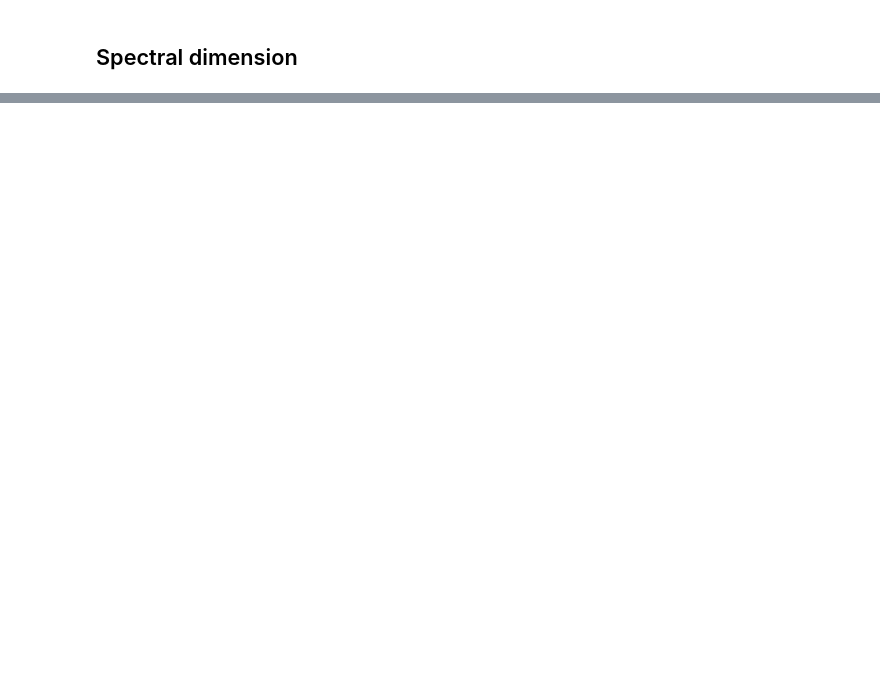
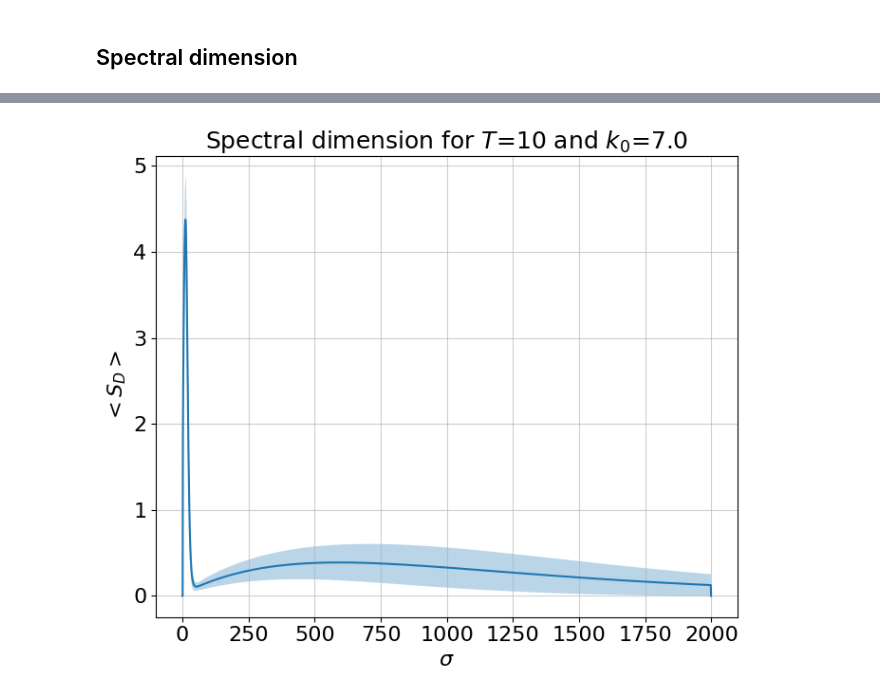
Before and after one commit to sedadenboer/CDT, a Jupyter notebook: src/2+1/experiments/analysis_thermal.ipynb, the cells around one changed output, grey strips where cells are left out. Drawn from its saved outputs; the diff is of its cells as text; code cells hidden in the pictures; blank space fills up the shorter version.

```diff
--- a/src/2+1/experiments/analysis_thermal.ipynb
+++ b/src/2+1/experiments/analysis_thermal.ipynb
@@ -494,0 +482,34 @@ plt.savefig(savepath, dpi=400, bbox_inches='tight')
+# %%
+# Get data specdim
+path_specdim_full = f'thermal_{target_volume}/sd/T{T}/specdim'
+filepaths_specdim_full = glob.glob(f'{path_specdim_full}/*sptl=1_strt=2_T{T}_N{target_volume}_k0={k0}*')
+
+specdim_full_data = []
+for path in filepaths_specdim_full:
+    data = np.loadtxt(path)
+    specdim_full_data.append(data)
+
+df_specdim = pd.DataFrame(specdim_full_data).T
+df_specdim.index.name = 'sigma'
+df_specdim.columns.name = 'sample'
+df_specdim['mean'] = df_specdim.mean(axis=1)
+df_specdim['std'] = df_specdim.std(axis=1)
+df_specdim
+
+# Plot
+plt.figure(figsize=(7, 6))
+plt.plot(df_specdim.index, df_specdim['mean'])
+plt.fill_between(df_specdim.index, df_specdim['mean'] - df_specdim['std'], df_specdim['mean'] + df_specdim['std'], alpha=0.3)
+plt.title(f'Spectral dimension for $T$={T} and $k_0$={k0}', fontsize=18)
+plt.ylabel('$<S_D>$', fontsize=16)
+plt.xlabel('$\sigma$', fontsize=16)
+plt.yticks(fontsize=16)
+plt.xticks(fontsize=16)
+plt.grid(True, which="both", ls="-", alpha=0.6)
+plt.tight_layout()
+savepath = f'plots/sd/T{T}/N{target_volume}/specdim_full_strt={start_flag}_T{T}_N{target_volume}_k0={k0}_tswps={thermal_sweeps}_swps={main_sweeps}.png'
+if not os.path.exists(f'plots/sd/T{T}/N{target_volume}'):
+    os.makedirs(f'plots/sd/T{T}/N{target_volume}')
+plt.savefig(savepath, dpi=400, bbox_inches='tight')
+# %% [output]
+[figure, added]
```
Also changed, not shown: parts of 19 cells of this notebook.
